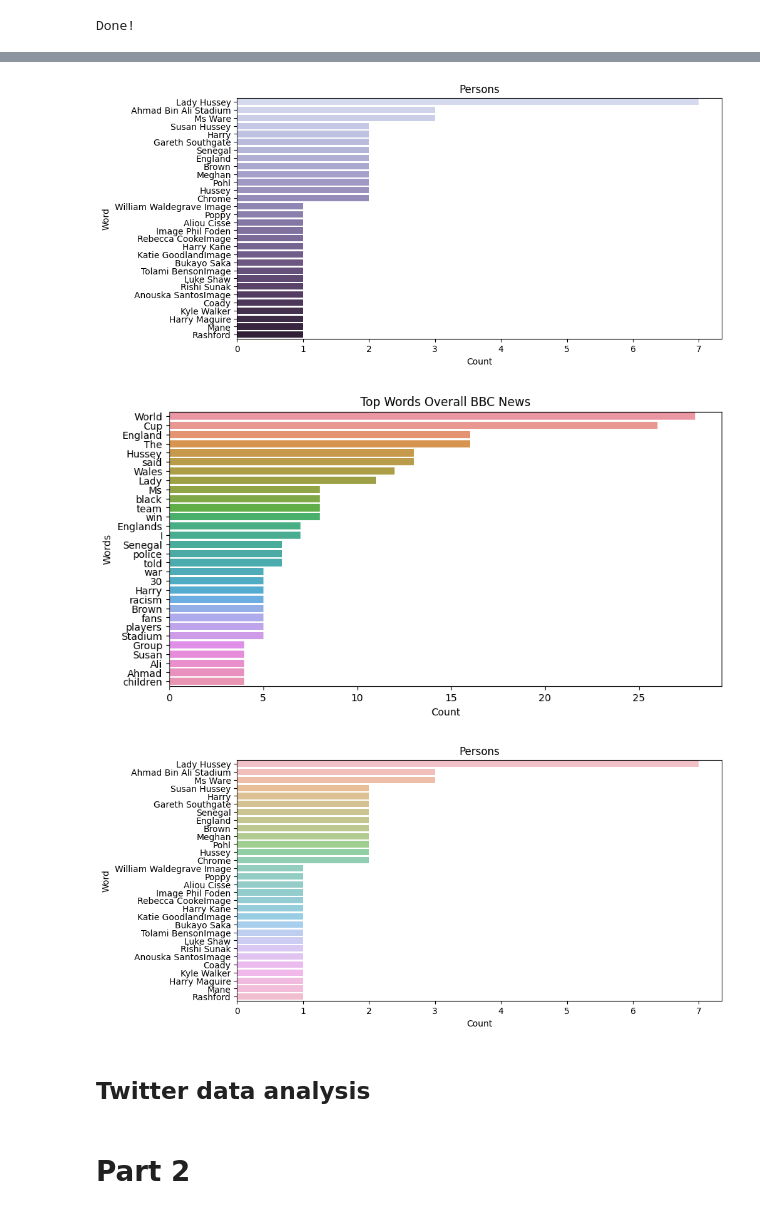
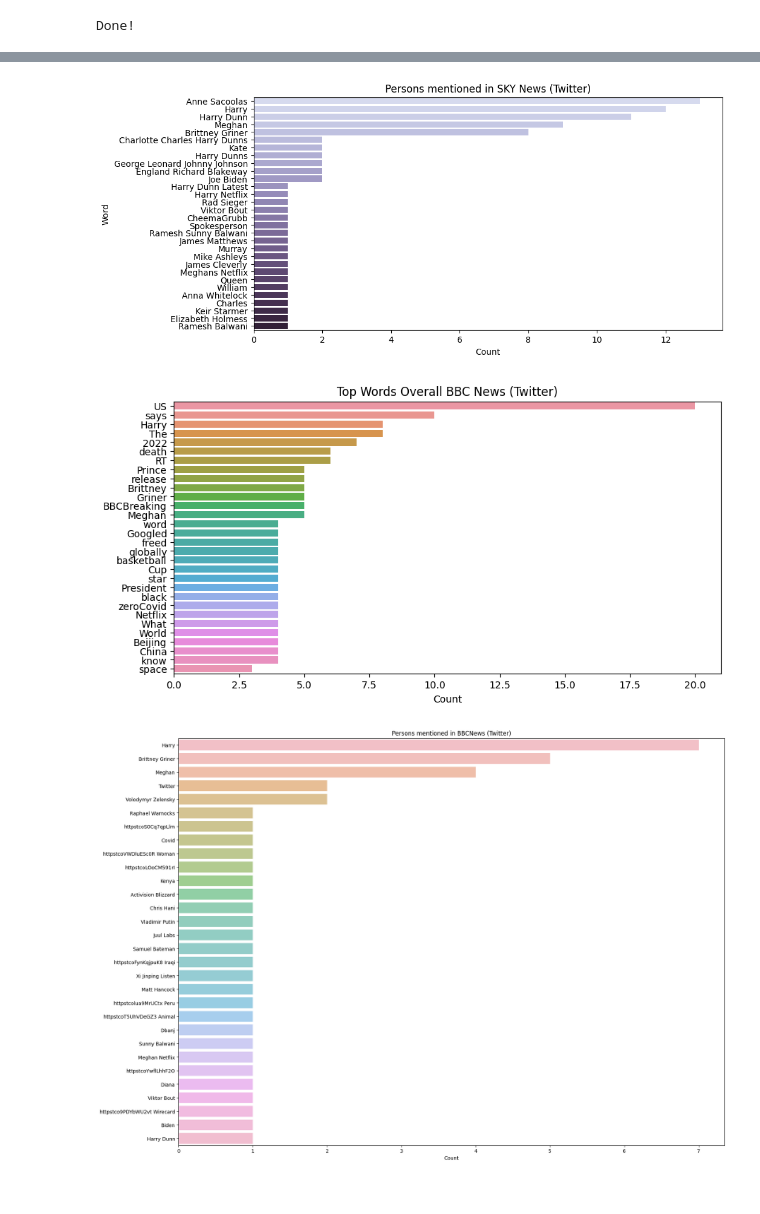
Before and after one commit to siddh34/Sentiment-Analysis, a Jupyter notebook: analysis.ipynb, the cells around one changed output, grey strips where cells are left out. Cells and saved outputs as stored; diff of their text form; code cells hidden in the pictures.

Commit message:
"Realtime data processing"

```diff
--- a/analysis.ipynb
+++ b/analysis.ipynb
@@ -484,0 +437,29 @@ dfCNNWebCount,dfCNNWebPersonCount  = returnData(dfCNNWeb)
+# %%
+def polarityListTwit(df):
+        """Polarity function for twitter data"""
+        polarity = []
+        for summary in df['Tweet Text']:
+                blob = TextBlob(summary)
+                sentiment = blob.sentiment.polarity
+                polarity.append(sentiment)
+        return polarity
+# %%
+# getting polarity
+
+FoxNewTwitPolarity = polarityListTwit(dfFoxNewTwit)
+
+SkyNewTwitPolarity = polarityListTwit(dfSkyNewTwit)
+
+CNNTwitPolarity = polarityListTwit(dfCNNNewTwit)
+
+BBCNewTwitPolarity = polarityListTwit(dfBBCNewTwit)
+# %%
+# making dataframe
+
+FoxNewsTwitDf = pd.DataFrame({'Summary Text': dfFoxNewTwit['Tweet Text'],'Polarity':FoxNewTwitPolarity})
+
+SkyNewTwitDf = pd.DataFrame({'Summary Text': dfSkyNewTwit['Tweet Text'],'Polarity':SkyNewTwitPolarity})
+
+CNNNewTwitDf = pd.DataFrame({'Summary Text': dfCNNNewTwit['Tweet Text'],'Polarity':CNNTwitPolarity})
+
+BBCNewTwitDf = pd.DataFrame({'Summary Text': dfBBCNewTwit['Tweet Text'],'Polarity':BBCNewTwitPolarity})
@@ -517,35 +620,29 @@ plt.show()
 dfSkyNewsPersonCount = dfSkyNewsPersonCount[:30]
 plt.figure(figsize=(10,5))
 sns.barplot(x=dfSkyNewsPersonCount.values,y=dfSkyNewsPersonCount.index,palette="ch:start=.4,rot=-.2")
-plt.title("Persons")
+plt.title("Persons mentioned in SKY News (Twitter)")
 plt.xlabel("Count")
 plt.ylabel("Word")
 plt.show()
 # %% [output]
-[figure, old version]
+[figure, new version]
 # %%
-dfBBCWEBCount,dfBBCWEBPersonCount  = returnData(dfSkyNewsWeb)
+dfBBCWEBCount,dfBBCWEBPersonCount  = returnData(BBCNewTwitDf)
 # %%
 dfBBCWEBCount = dfBBCWEBCount[:30]
 plt.figure(figsize=(10,5))
 sns.barplot(x=dfBBCWEBCount.values,y=dfBBCWEBCount.index)
-plt.title('Top Words Overall BBC News')
-plt.ylabel('Words')
+plt.title('Top Words Overall BBC News (Twitter)')
 plt.xlabel("Count")
 plt.show()
 # %% [output]
-[figure, old version]
+[figure, new version]
 # %%
 dfBBCWEBPersonCount = dfBBCWEBPersonCount[:30]
-plt.figure(figsize=(10,5))
+plt.figure(figsize=(20,15))
 sns.barplot(x=dfBBCWEBPersonCount.values,y=dfBBCWEBPersonCount.index,alpha=0.6)
-plt.title("Persons")
+plt.title("Persons mentioned in BBCNews (Twitter)")
 plt.xlabel("Count")
-plt.ylabel("Word")
 plt.show()
 # %% [output]
-[figure, old version]
+[figure, new version]
-# %% [markdown]
-## Twitter data analysis
-# %% [markdown]
-# Part 2
```
Also changed, not shown: parts of 42 cells of this notebook, 15 other files.
